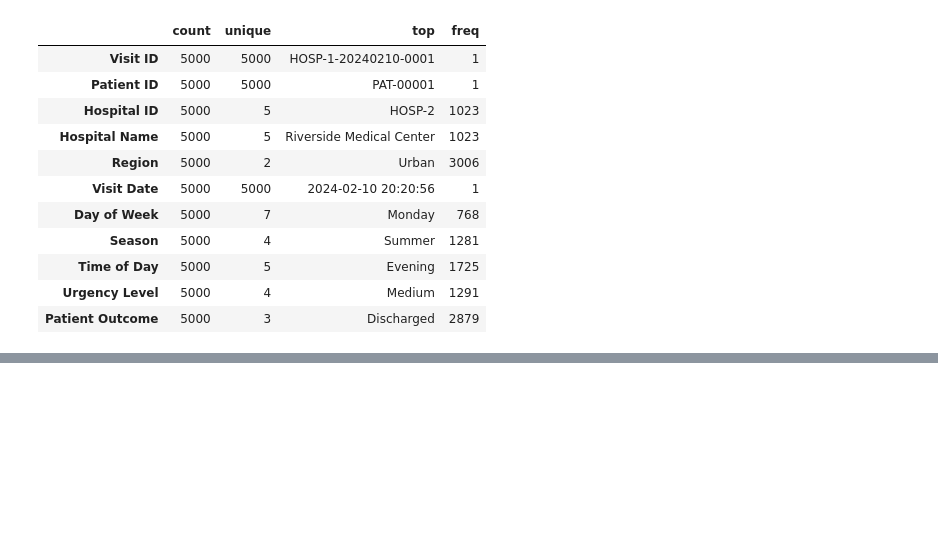
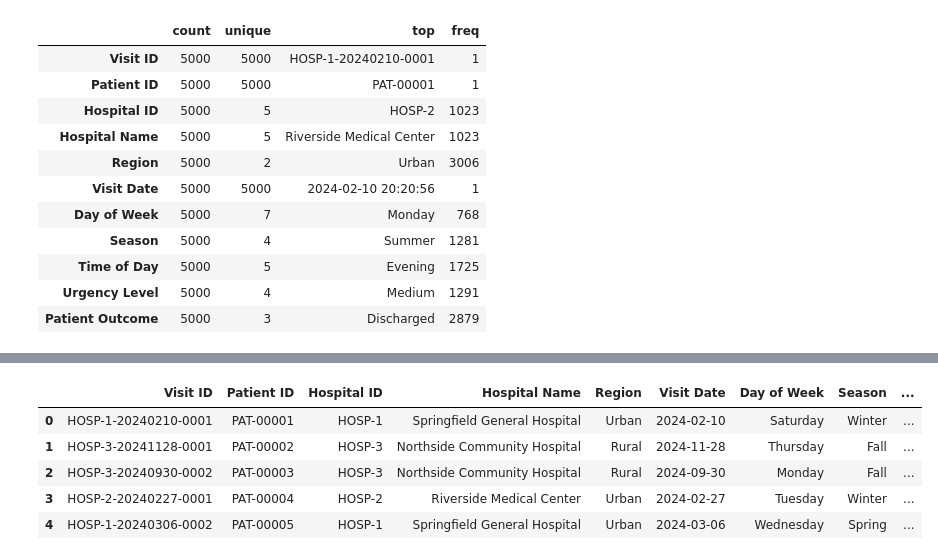
Before and after one commit to IreneDHA/Healthcare-WaitTime-Analysis, a Jupyter notebook: eda_raw_data.ipynb, the cells around one changed output, grey strips where cells are left out. Saved outputs shown, nothing was run; the diff lists cells and outputs as text; code cells hidden in the pictures; blank space fills up the shorter version.

```diff
--- a/eda_raw_data.ipynb
+++ b/eda_raw_data.ipynb
@@ -96,0 +185,2 @@ wait.describe(include='O').T
+# %%
+wait['Visit Provisional'] = pd.to_datetime(wait['Visit Date'])
@@ -96,0 +207,15 @@ wait.describe(include='O').T
+# %%
+wait["Visit Date"] = wait["Visit Provisional"].dt.normalize()
+# %%
+wait["Visit Time"] = wait["Visit Provisional"].dt.strftime("%H:%M:%S")
+# %%
+wait.drop(columns= 'Visit Provisional', inplace=True)
+# %%
+wait.head()
+# %% [output]
+|  | Visit ID | Patient ID | Hospital ID | Hospital Name | Region | Visit Date | Day of Week | Season | ... |
+| 0 | HOSP-1-20240210-0001 | PAT-00001 | HOSP-1 | Springfield General Hospital | Urban | 2024-02-10 | Saturday | Winter | ... |
+| 1 | HOSP-3-20241128-0001 | PAT-00002 | HOSP-3 | Northside Community Hospital | Rural | 2024-11-28 | Thursday | Fall | ... |
+| 2 | HOSP-3-20240930-0002 | PAT-00003 | HOSP-3 | Northside Community Hospital | Rural | 2024-09-30 | Monday | Fall | ... |
+| 3 | HOSP-2-20240227-0001 | PAT-00004 | HOSP-2 | Riverside Medical Center | Urban | 2024-02-27 | Tuesday | Winter | ... |
+| 4 | HOSP-1-20240306-0002 | PAT-00005 | HOSP-1 | Springfield General Hospital | Urban | 2024-03-06 | Wednesday | Spring | ... |
```
Also changed, not shown: parts of 15 cells of this notebook, 2 other files.
